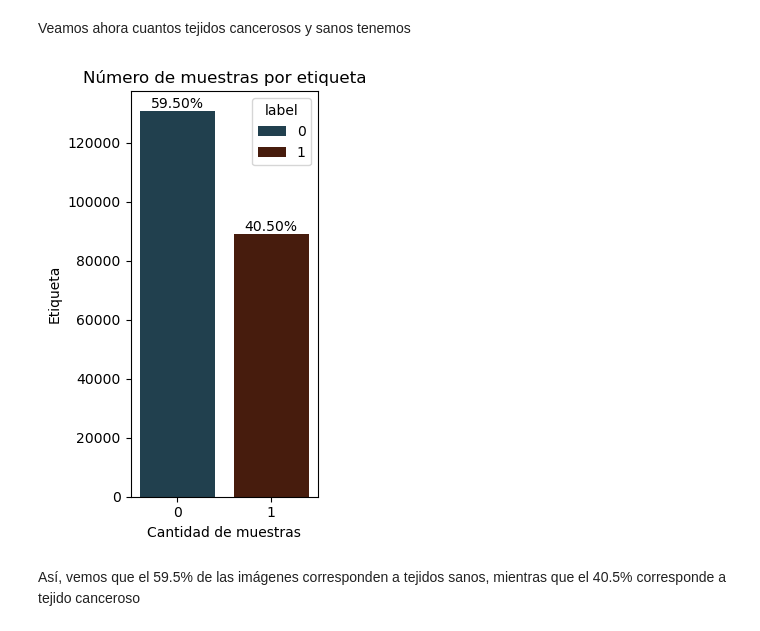
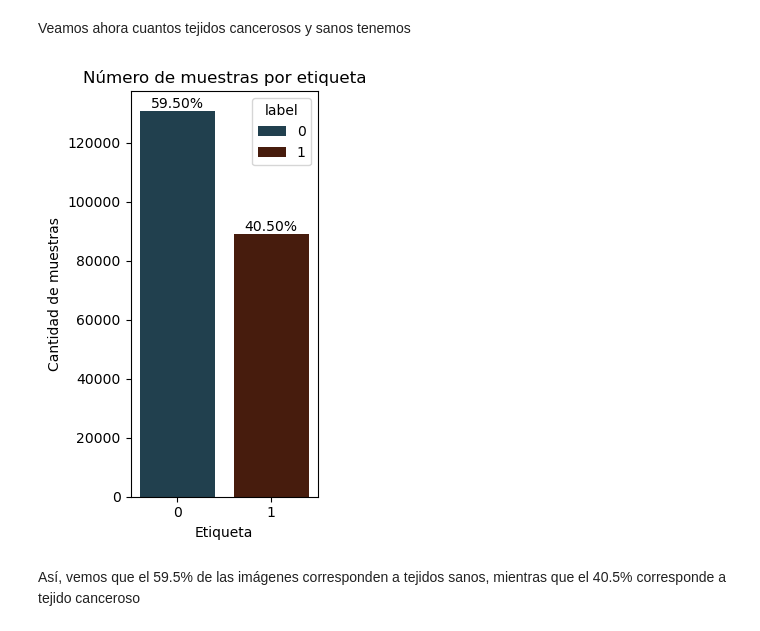
Before and after one commit to Ivanchis01/Histopathologic-Cancer-Detection, a Jupyter notebook: notebooks/notebook.ipynb, the cells around one changed output. Saved outputs shown, nothing was run; the diff lists cells and outputs as text; code cells hidden in the pictures.

```diff
--- a/notebooks/notebook.ipynb
+++ b/notebooks/notebook.ipynb
@@ -76,21 +76,21 @@ Notemos que todas las imágenes son de 96x96
 # %%
 plt.figure(figsize=(3,5))
 
 percentage_0=(dataframe_labels.groupby(['label']).count().values[0]*100)/(dataframe_labels.groupby(['label']).count().values[0]+dataframe_labels.groupby(['label']).count().values[1])
 percentage_1=(dataframe_labels.groupby(['label']).count().values[1]*100)/(dataframe_labels.groupby(['label']).count().values[0]+dataframe_labels.groupby(['label']).count().values[1])
 
 
 sns.barplot(dataframe_labels.groupby(['label']).count(),x="label",y='id',palette="berlin",hue="label") #0 significa no canceroso mientras que 1 significa canceroso
 
 plt.text("0",dataframe_labels.groupby(['label']).count().values[0]+900,f'{'%.2f'%(float(percentage_0[0]))}%',ha='center')
 plt.text("1",dataframe_labels.groupby(['label']).count().values[1]+900,f'{'%.2f'%(float(percentage_1[0]))}%',ha='center')
 plt.title("Número de muestras por etiqueta")
-plt.xlabel("Cantidad de muestras")
-plt.ylabel("Etiqueta")
+plt.ylabel("Cantidad de muestras")
+plt.xlabel("Etiqueta")
 plt.tight_layout()
 plt.show()
 # %% [output]
-[figure, old version]
+[figure, new version]
 # %% [markdown]
 Así, vemos que el 59.5% de las imágenes corresponden a tejidos sanos, mientras que el 40.5% corresponde a tejido canceroso
 # %%
```
